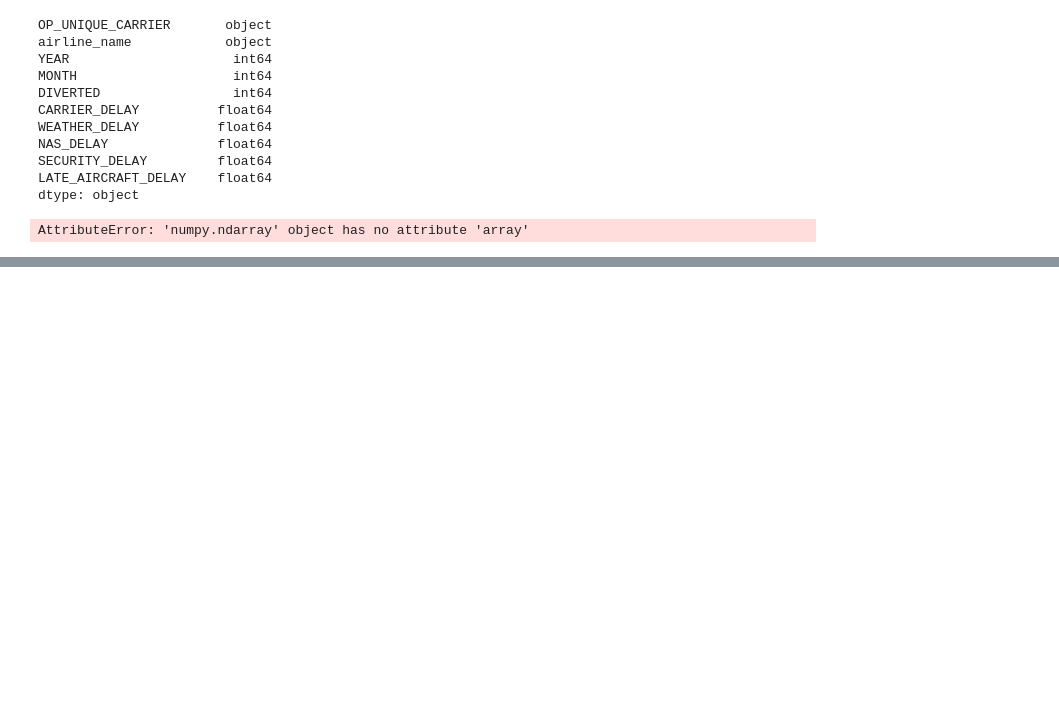
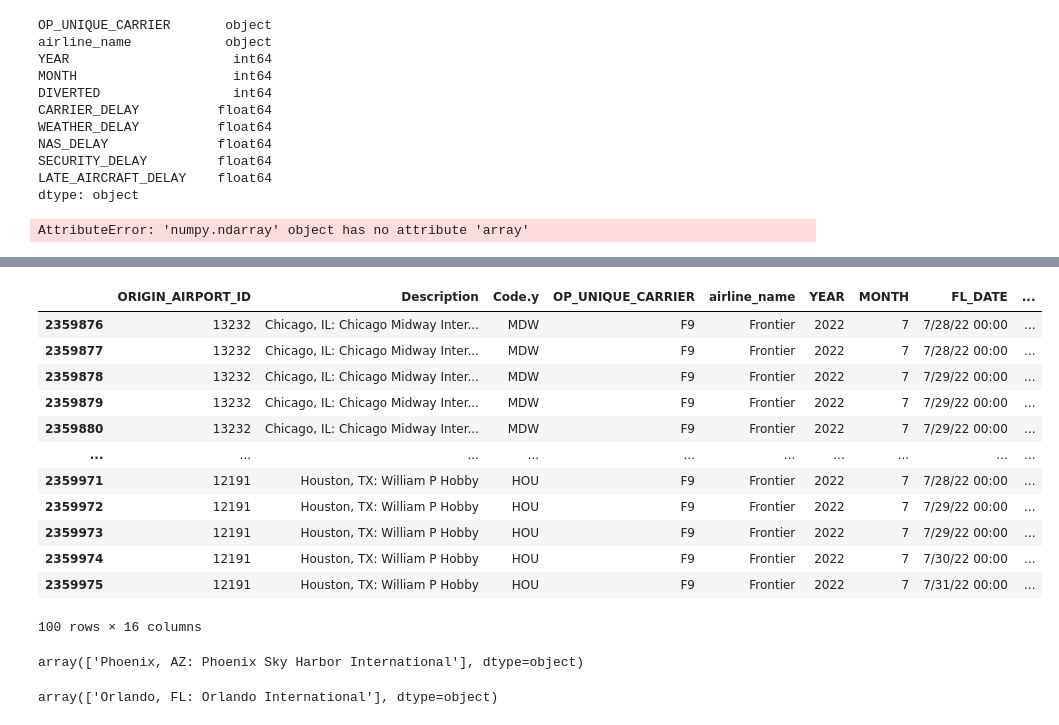
Before and after one commit to mehpree/airline-data-analysis, a Jupyter notebook: AirlineAnalysis.ipynb, the cells around one changed output, grey strips where cells are left out. Cells and saved outputs as stored; diff of their text form; code cells hidden in the pictures; blank space fills up the shorter version.

```diff
--- a/AirlineAnalysis.ipynb
+++ b/AirlineAnalysis.ipynb
@@ -812,0 +828,4 @@ subset_data['ROUTE_NAME'] = subset_data['ORIGIN_AIRPORT_NAME'] + ' to ' + subset
+# %%
+airport_2_df = airport_2_df.drop_duplicates()
+print(airport_2_df.shape)
+airport_2_df.head()
@@ -812,0 +840,4 @@ subset_data['ROUTE_NAME'] = subset_data['ORIGIN_AIRPORT_NAME'] + ' to ' + subset
+# %%
+airport_merge_df = pd.merge(airport_1_df,airport_2_df,how = 'left',on='DEST_AIRPORT_ID')
+print(airport_merge_df.shape)
+airport_merge_df.head()
@@ -813,2 +852,30 @@ subset_data['ROUTE_NAME'] = subset_data['ORIGIN_AIRPORT_NAME'] + ' to ' + subset
+# %%
+subset_data['DEST_AIRPORT_NAME'] = airport_merge_df['DEST_AIRPORT_NAME']
+# %%
+subset_data['ROUTE_NAME'] = subset_data['Description'] + ' to ' + subset_data['DEST_AIRPORT_NAME']
+# %%
+subset_data.tail(100)
+# %% [output]
+|  | ORIGIN_AIRPORT_ID | Description | Code.y | OP_UNIQUE_CARRIER | airline_name | YEAR | MONTH | FL_DATE | ... |
+| 2359876 | 13232 | Chicago, IL: Chicago Midway Inter... | MDW | F9 | Frontier | 2022 | 7 | 7/28/22 00:00 | ... |
+| 2359877 | 13232 | Chicago, IL: Chicago Midway Inter... | MDW | F9 | Frontier | 2022 | 7 | 7/28/22 00:00 | ... |
+| 2359878 | 13232 | Chicago, IL: Chicago Midway Inter... | MDW | F9 | Frontier | 2022 | 7 | 7/29/22 00:00 | ... |
+| 2359879 | 13232 | Chicago, IL: Chicago Midway Inter... | MDW | F9 | Frontier | 2022 | 7 | 7/29/22 00:00 | ... |
+| 2359880 | 13232 | Chicago, IL: Chicago Midway Inter... | MDW | F9 | Frontier | 2022 | 7 | 7/29/22 00:00 | ... |
+| ... | ... | ... | ... | ... | ... | ... | ... | ... | ... |
+| 2359971 | 12191 | Houston, TX: William P Hobby | HOU | F9 | Frontier | 2022 | 7 | 7/28/22 00:00 | ... |
+| 2359972 | 12191 | Houston, TX: William P Hobby | HOU | F9 | Frontier | 2022 | 7 | 7/29/22 00:00 | ... |
+| 2359973 | 12191 | Houston, TX: William P Hobby | HOU | F9 | Frontier | 2022 | 7 | 7/29/22 00:00 | ... |
+| 2359974 | 12191 | Houston, TX: William P Hobby | HOU | F9 | Frontier | 2022 | 7 | 7/30/22 00:00 | ... |
+| 2359975 | 12191 | Houston, TX: William P Hobby | HOU | F9 | Frontier | 2022 | 7 | 7/31/22 00:00 | ... |
+100 rows × 16 columns
+# %%
+subset_data[subset_data['DEST_AIRPORT_ID']==14107]['DEST_AIRPORT_NAME'].unique()
+# %% [output]
+array(['Phoenix, AZ: Phoenix Sky Harbor International'], dtype=object)
+# %%
+subset_data[subset_data['DEST_AIRPORT_ID']==13204]['DEST_AIRPORT_NAME'].unique()
+# %% [output]
+array(['Orlando, FL: Orlando International'], dtype=object)
 # %%
 subset_data.head()
```
Also changed, not shown: parts of 10 cells of this notebook, 2 other files.
